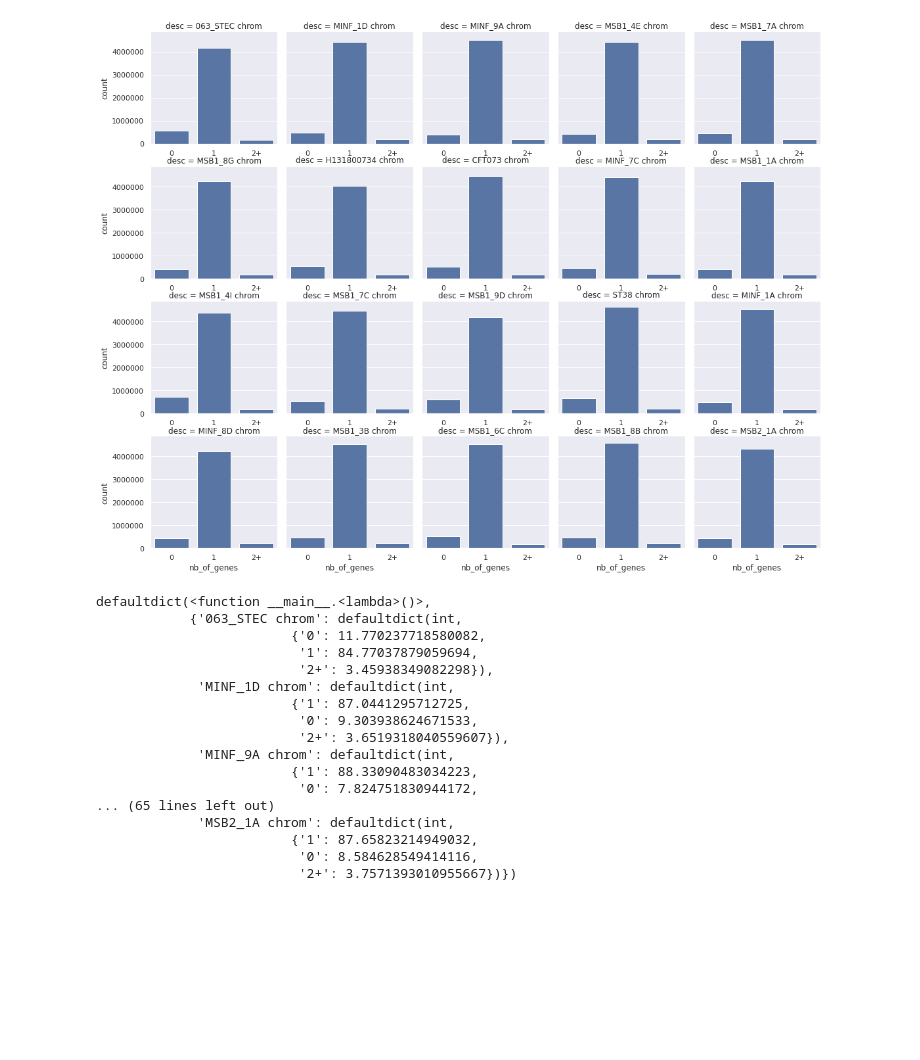
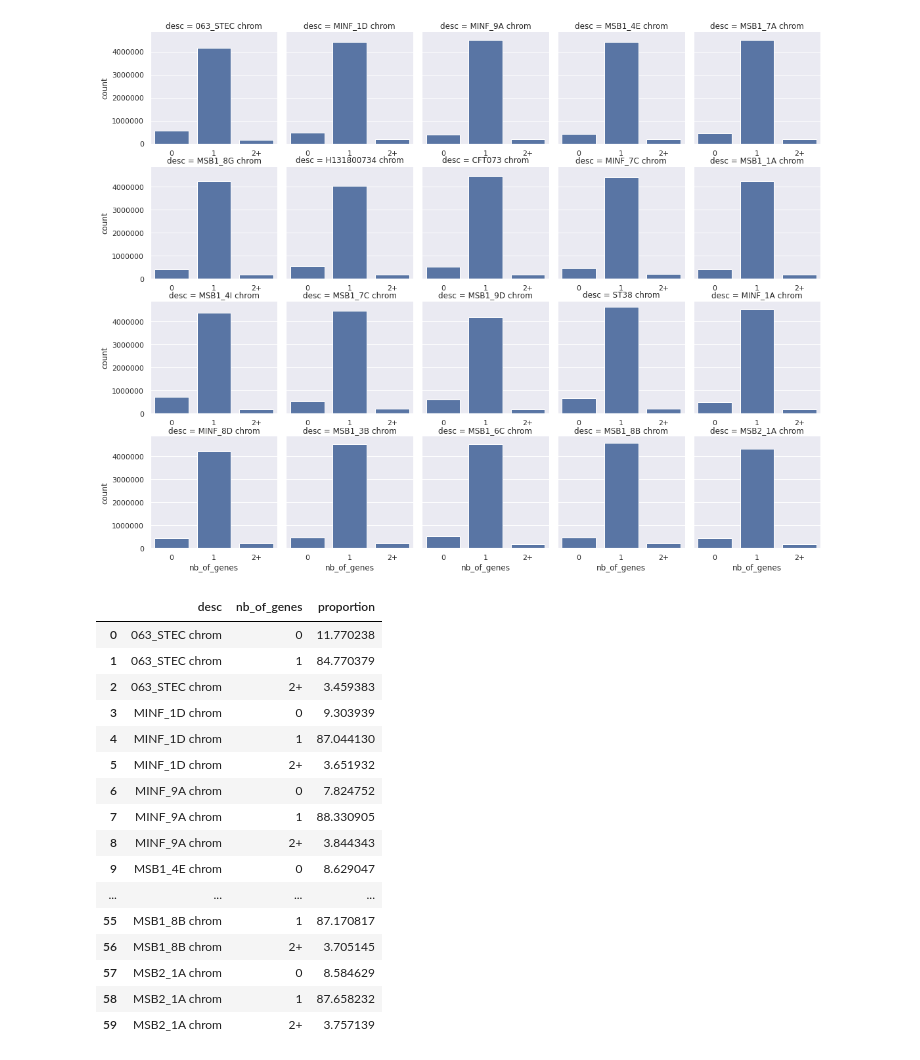
Before and after one commit to leoisl/pandora_paper_roc, a Jupyter notebook: external_scripts/pandora_FN_exploration/plot_genes_in_each_pos_df.ipynb, the cells around one changed output. Cells and saved outputs as stored; diff of their text form; code cells hidden in the pictures; blank space fills up the shorter version.

```diff
--- a/external_scripts/pandora_FN_exploration/plot_genes_in_each_pos_df.ipynb
+++ b/external_scripts/pandora_FN_exploration/plot_genes_in_each_pos_df.ipynb
@@ -96,38 +96,38 @@ plot
 # %%
 import copy
 accumulator_dict_perc = copy.deepcopy(accumulator_dict)
 for desc, chrom_to_count in accumulator_dict.items():
     total = sum(chrom_to_count.values())
     for nb_of_genes in ["0", "1", "2+"]:
         accumulator_dict_perc[desc][nb_of_genes] = accumulator_dict[desc][nb_of_genes] / total * 100
 
 descs=[]
 nb_of_genes=[]
 proportions=[]
 for desc, proportion_dict in accumulator_dict_perc.items():
     for number in ["0", "1", "2+"]:
         descs.append(desc)
         nb_of_genes.append(number)
         proportions.append(accumulator_dict_perc[desc][number])
 
 genes_in_each_pos_df_for_chrom_prop = pd.DataFrame(data={"desc": descs, "nb_of_genes": nb_of_genes, "proportion": proportions})
-genes_in_each_pos_df_for_chrom
+genes_in_each_pos_df_for_chrom_prop
 # %% [output]
-defaultdict(<function __main__.<lambda>()>,
-            {'063_STEC chrom': defaultdict(int,
-                         {'0': 11.770237718580082,
-                          '1': 84.77037879059694,
-                          '2+': 3.45938349082298}),
-             'MINF_1D chrom': defaultdict(int,
-                         {'1': 87.0441295712725,
-                          '0': 9.303938624671533,
-                          '2+': 3.6519318040559607}),
-             'MINF_9A chrom': defaultdict(int,
-                         {'1': 88.33090483034223,
-                          '0': 7.824751830944172,
-... (65 lines left out)
-             'MSB2_1A chrom': defaultdict(int,
-                         {'1': 87.65823214949032,
-                          '0': 8.584628549414116,
-                          '2+': 3.7571393010955667})})
+|  | desc | nb_of_genes | proportion |
+| 0 | 063_STEC chrom | 0 | 11.770238 |
+| 1 | 063_STEC chrom | 1 | 84.770379 |
+| 2 | 063_STEC chrom | 2+ | 3.459383 |
+| 3 | MINF_1D chrom | 0 | 9.303939 |
+| 4 | MINF_1D chrom | 1 | 87.044130 |
+| 5 | MINF_1D chrom | 2+ | 3.651932 |
+| 6 | MINF_9A chrom | 0 | 7.824752 |
+| 7 | MINF_9A chrom | 1 | 88.330905 |
+| 8 | MINF_9A chrom | 2+ | 3.844343 |
+| 9 | MSB1_4E chrom | 0 | 8.629047 |
+| ... | ... | ... | ... |
+| 55 | MSB1_8B chrom | 1 | 87.170817 |
+| 56 | MSB1_8B chrom | 2+ | 3.705145 |
+| 57 | MSB2_1A chrom | 0 | 8.584629 |
+| 58 | MSB2_1A chrom | 1 | 87.658232 |
+| 59 | MSB2_1A chrom | 2+ | 3.757139 |
 # %%
```
Also changed, not shown: parts of 1 cell of this notebook.
